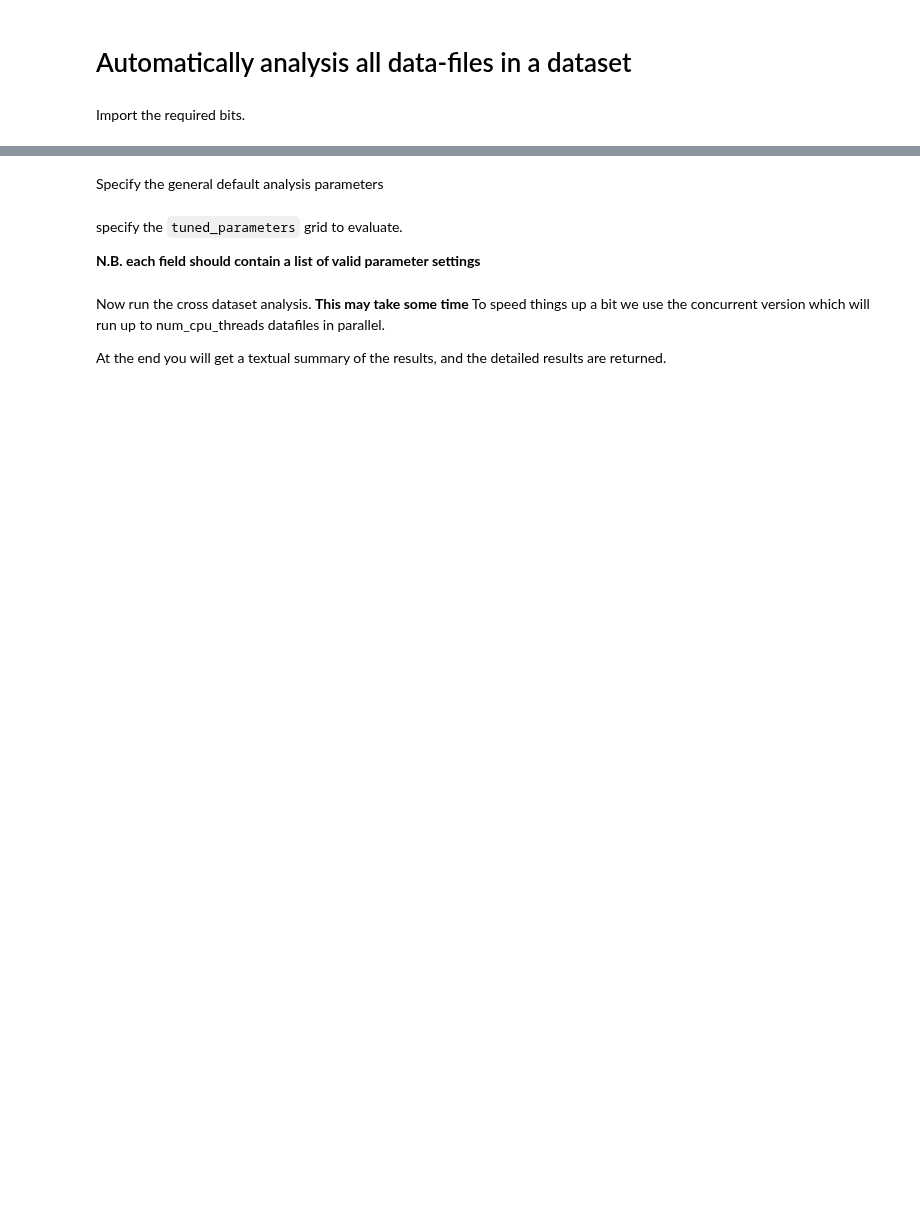
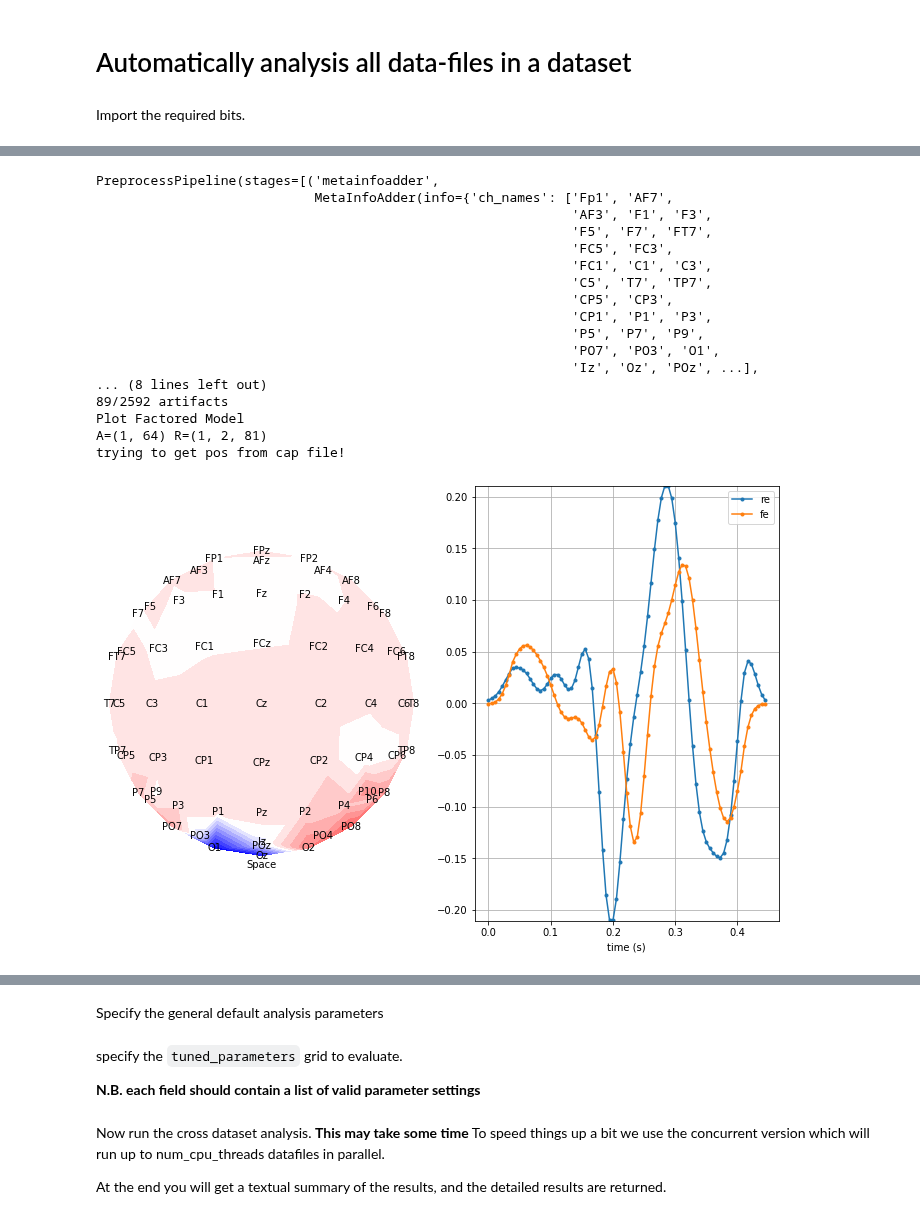
Before and after one commit to mindaffect/pymindaffectBCI, a Jupyter notebook: mindaffectBCI/examples/analysis/analyse_datasets.ipynb, the cells around one changed output, grey strips where cells are left out. Saved outputs shown, nothing was run; the diff lists cells and outputs as text; code cells hidden in the pictures; blank space fills up the shorter version.

Commit message:
updated datasets analysis notebook using the pipeline specification

```diff
--- a/mindaffectBCI/examples/analysis/analyse_datasets.ipynb
+++ b/mindaffectBCI/examples/analysis/analyse_datasets.ipynb
@@ -84,0 +45,4 @@ To use:
+# %%
+# 8-subj, 2-sessions
+dataset='mindaffectBCI'
+dataset_args=dict(exptdir="cVEP_bci",regexp='noisetag_bci.*',exregexp='vid')
@@ -84,0 +51,6 @@ To use:
+# %%
+from mindaffectBCI.decoder.offline.datasets import get_dataset
+loader,filenames,_ = get_dataset(dataset, **dataset_args)
+cp = os.path.commonprefix(filenames)
+labels = [ p[len(cp):] for p in filenames ]
+print("{} has {} files\n{}".format(dataset,len(filenames),"\n".join(labels)))
@@ -84,0 +81,14 @@ To use:
+# %%
+# Single Cell version: all fixed!
+
+# default pipeline
+fs_out = 180
+loader_args={'fs_out':fs_out,'filterband':((0,1),(45,65),(95,105),(145,155),(195,205))}#,'sample2timestamp':'lower_bound_tracker'}#'robust_timestamp_regression'}#
+pipeline=[
+    ['MetaInfoAdder',{'info':{'fs':-1}}],
+    ['ButterFilterAndResampler',{'filterband':[(3,25,'bandpass')], 'fs_out':fs_out}],
+    #['TargetEncoder',{'evtlabs':('re','fe')}],
+    ['MultiCCACV:clsfr',{'tau_ms':450, 'offset_ms':0,'evtlabs':('re','fe'), 'temporal_basis':'fourier2,8'}], #
+    #['BwdLinearRegressionCV:clsfr',{"tau_ms":450, "inner_cv_params":{"reg":(1e-4, 1e-3, .01, .1, .5, 1-.1, 1-.01)}}]
+    #['MultiCCA:clsfr',{'tau_ms':450, 'offset_ms':0}]
+]
@@ -84,0 +104,32 @@ To use:
+# %%
+# 1. Load the data, extract meta-info
+X_TSd, Y_TSy, coords = loader(filenames[0],**loader_args)
+fs=coords[1]['fs']
+ch_names=coords[2]['coords']
+# 2. Make the analysis pipeline -- after updating the metainfo adder to reflect the data properties
+pipeline[0][1]['info'] = {'fs':fs,'ch_names':ch_names}
+ppp = make_preprocess_pipeline(pipeline)
+print(ppp)
+# 3. Fit the pipeline to the data
+ppp.fit(X_TSd,Y_TSy)
+# 4. plot the fitted classifier model, i.e. last stage
+ppp.stages[-1][1].plot_model(fs=fs,ch_names=ch_names)
+# %% [output]
+PreprocessPipeline(stages=[('metainfoadder',
+                            MetaInfoAdder(info={'ch_names': ['Fp1', 'AF7',
+                                                             'AF3', 'F1', 'F3',
+                                                             'F5', 'F7', 'FT7',
+                                                             'FC5', 'FC3',
+                                                             'FC1', 'C1', 'C3',
+                                                             'C5', 'T7', 'TP7',
+                                                             'CP5', 'CP3',
+                                                             'CP1', 'P1', 'P3',
+                                                             'P5', 'P7', 'P9',
+                                                             'PO7', 'PO3', 'O1',
+                                                             'Iz', 'Oz', 'POz', ...],
+... (8 lines left out)
+89/2592 artifacts
+Plot Factored Model
+A=(1, 64) R=(1, 2, 81)
+trying to get pos from cap file!
+[figure, added]
```
Also changed, not shown: parts of 54 cells of this notebook, 3 other files.
